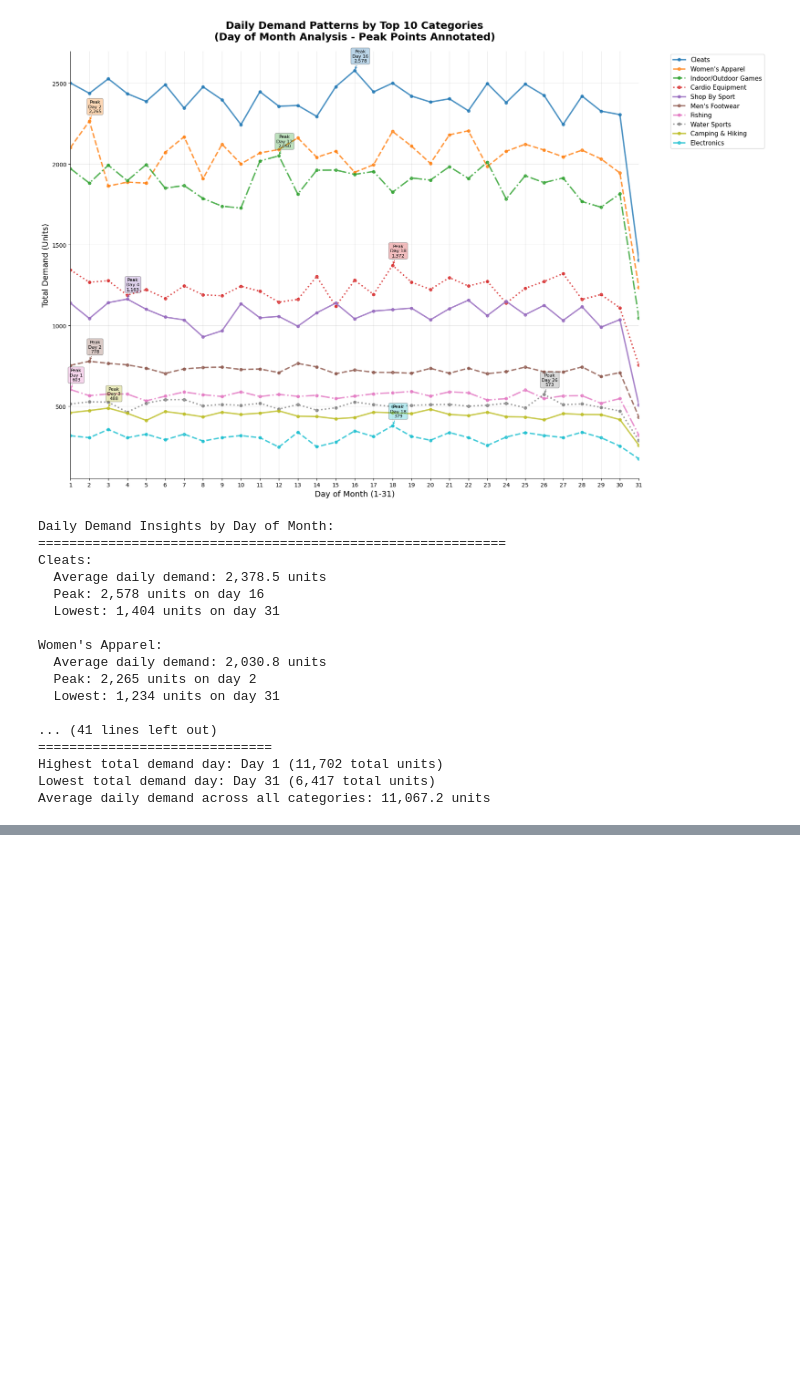
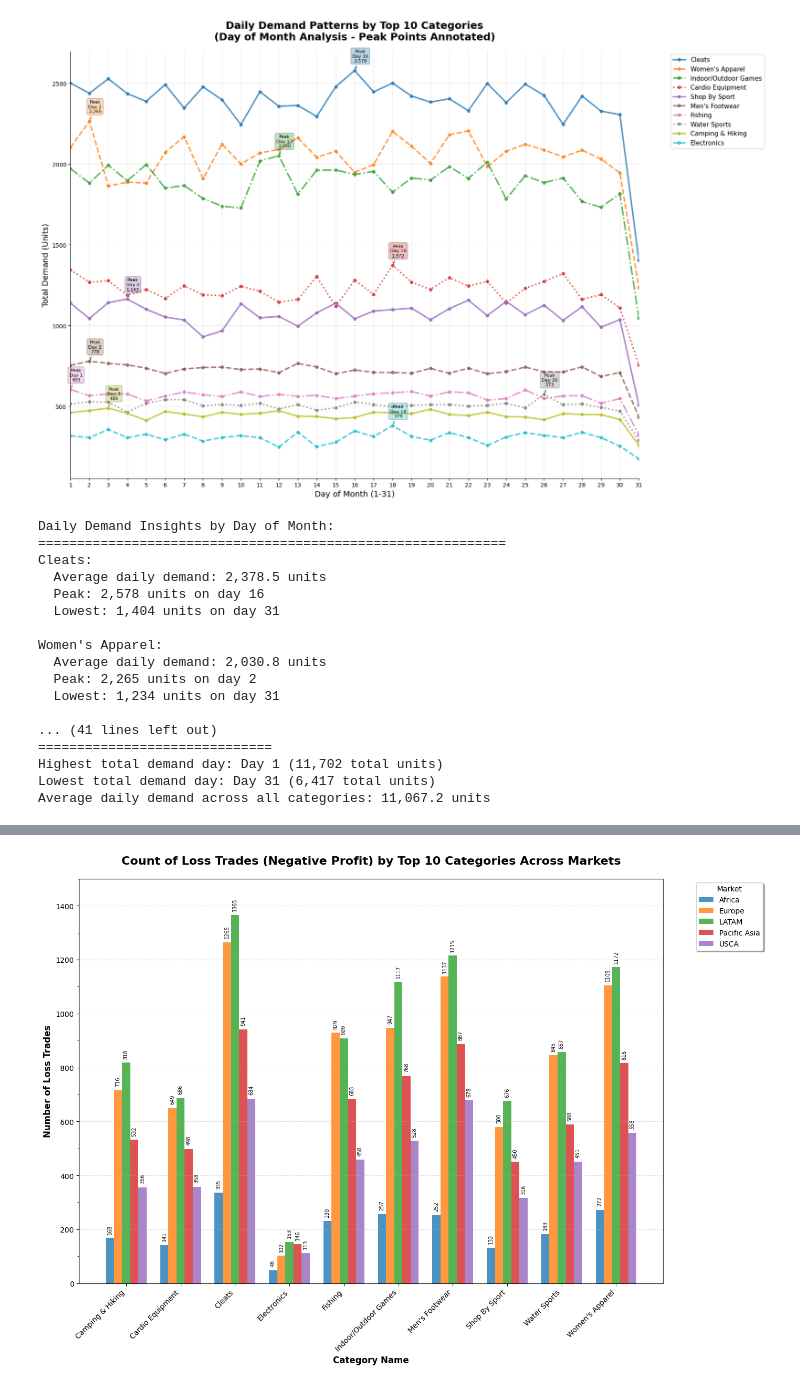
Before and after one commit to WilliamJhong/2025AAE722_William-J, a Jupyter notebook: Final Project/FP1.ipynb, the cells around one changed output, grey strips where cells are left out. Cells and saved outputs as stored; diff of their text form; code cells hidden in the pictures; blank space fills up the shorter version.

```diff
--- a/Final Project/FP1.ipynb
+++ b/Final Project/FP1.ipynb
@@ -839,0 +956,80 @@ Average daily demand across all categories: 11,067.2 units
+# %%
+# Graph 2: Count of Loss Trades (Negative Profit) by Top 10 Categories in Each Market
+# Use the same top 10 categories and filter for loss trades
+loss_data = category_market_summary[category_market_summary['Category Name'].isin(top_10_categories)]
+
+# Create pivot table for negative profit orders (loss trades)
+loss_pivot = loss_data.pivot(index='Category Name', columns='Market', values='Negative Profit Orders').fillna(0)
+
+# Create the loss trades visualization
+plt.figure(figsize=(14, 10))
+
+# Create bar chart
+x_pos = np.arange(len(loss_pivot.index))
+width = 0.15  # Width of bars
+markets = loss_pivot.columns
+
+for i, market in enumerate(markets):
+    plt.bar(x_pos + i * width, loss_pivot[market], width,
+           label=market, color=colors_market[i % len(colors_market)], alpha=0.8)
+
+plt.title('Count of Loss Trades (Negative Profit) by Top 10 Categories Across Markets',
+          fontsize=16, fontweight='bold', pad=20)
+plt.xlabel('Category Name', fontsize=12, fontweight='bold')
+plt.ylabel('Number of Loss Trades', fontsize=12, fontweight='bold')
+plt.xticks(x_pos + width * 2, loss_pivot.index, rotation=45, ha='right', fontsize=10)
+plt.legend(title='Market', bbox_to_anchor=(1.05, 1), loc='upper left', frameon=True, fancybox=True, shadow=True)
+plt.grid(True, alpha=0.4, axis='y', linestyle='--')
+
+# Add value annotations
+for i, market in enumerate(markets):
+    for j, value in enumerate(loss_pivot[market]):
+        if value > 0:  # Only annotate non-zero values
+            plt.text(j + i * width, value + 15, f'{int(value)}',
+                    ha='center', va='bottom', fontsize=7, rotation=90)
+
+# Improve y-axis readability
+plt.ylim(0, 1500)  # Set a reasonable upper limit
+plt.gca().yaxis.set_major_locator(plt.MultipleLocator(200))  # Y-axis ticks every 200
+plt.gca().yaxis.set_minor_locator(plt.MultipleLocator(100))  # Minor ticks every 100
+plt.gca().tick_params(axis='y', which='major', labelsize=10)
+
+plt.tight_layout()
+plt.show()
+
+# Print insights
+print("Loss Trades Analysis by Market and Category:")
+print("=" * 60)
+for market in markets:
+    print(f"\n{market} Market:")
+    market_losses = loss_pivot[market].sort_values(ascending=False)
+    market_losses_filtered = market_losses[market_losses > 0]
+    if len(market_losses_filtered) > 0:
+        print(f"  Highest loss trades: {market_losses_filtered.index[0]} ({int(market_losses_filtered.iloc[0])} trades)")
+        print(f"  Total loss trades: {int(market_losses_filtered.sum())}")
+        print(f"  Average per category: {market_losses_filtered.mean():.1f}")
+        print(f"  Categories with losses: {len(market_losses_filtered)}")
+    else:
+        print("  No loss trades recorded")
+
+# Calculate loss trade ratios
+print(f"\nLoss Trade Ratios by Market:")
+print("=" * 30)
+for market in markets:
+    if market in loss_data['Market'].values:
+        market_data = loss_data[loss_data['Market'] == market]
+        total_orders = market_data['Order Count'].sum()
+        total_losses = market_data['Negative Profit Orders'].sum()
+        loss_ratio = (total_losses / total_orders * 100) if total_orders > 0 else 0
+        print(f"  {market}: {loss_ratio:.2f}% ({int(total_losses)}/{int(total_orders)} orders)")
+
+# Overall insights
+print(f"\nOverall Loss Trade Insights:")
+total_loss_trades = loss_pivot.sum().sum()
+most_risky_category = loss_pivot.sum(axis=1).idxmax()
+most_risky_market = loss_pivot.sum().idxmax()
+print(f"  Total loss trades across all combinations: {int(total_loss_trades)}")
+print(f"  Riskiest category overall: {most_risky_category} ({int(loss_pivot.sum(axis=1).max())} total losses)")
+print(f"  Riskiest market overall: {most_risky_market} ({int(loss_pivot.sum().max())} total losses)")
+# %% [output]
+[figure, added]
```
Also changed, not shown: parts of 11 cells of this notebook.
